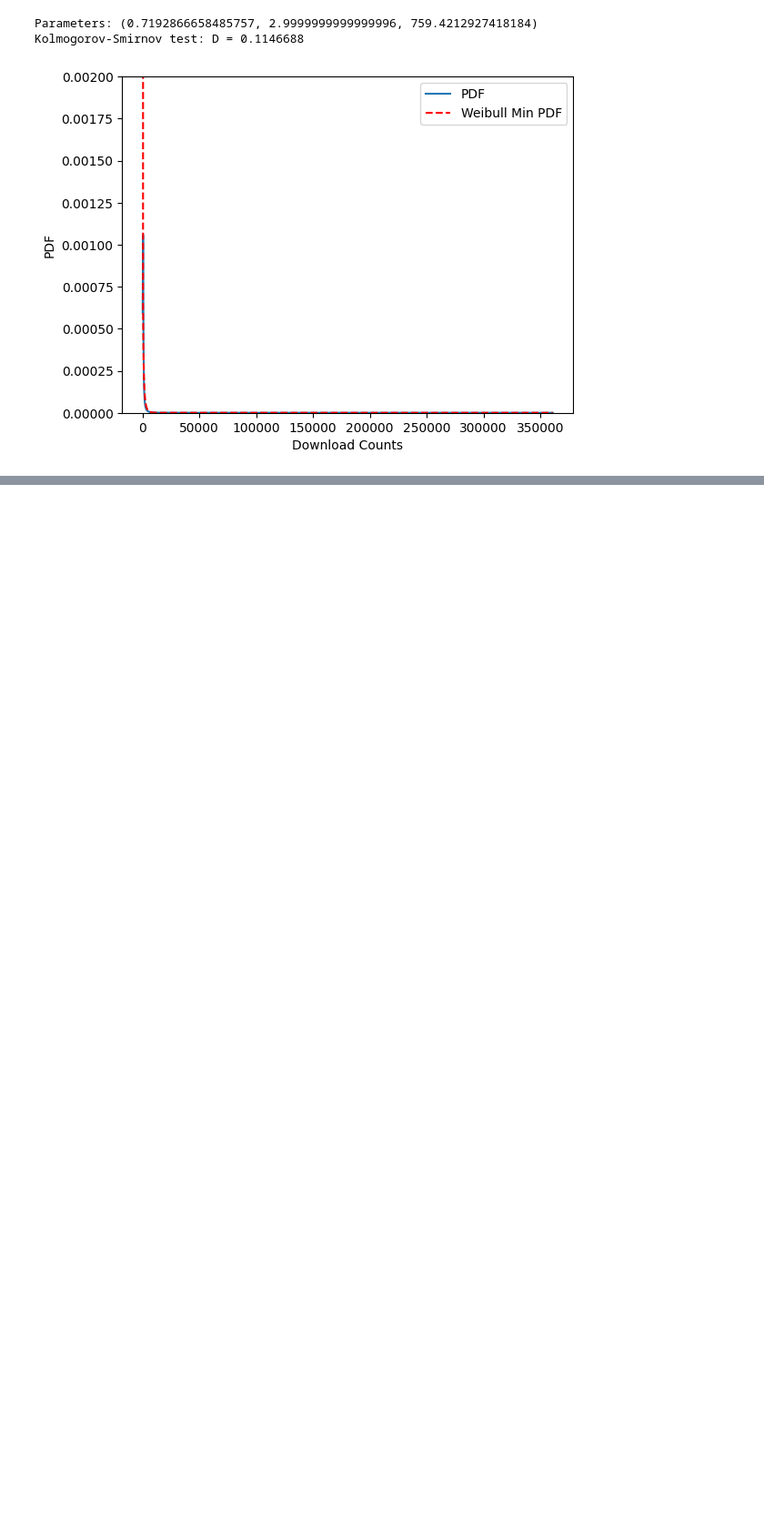
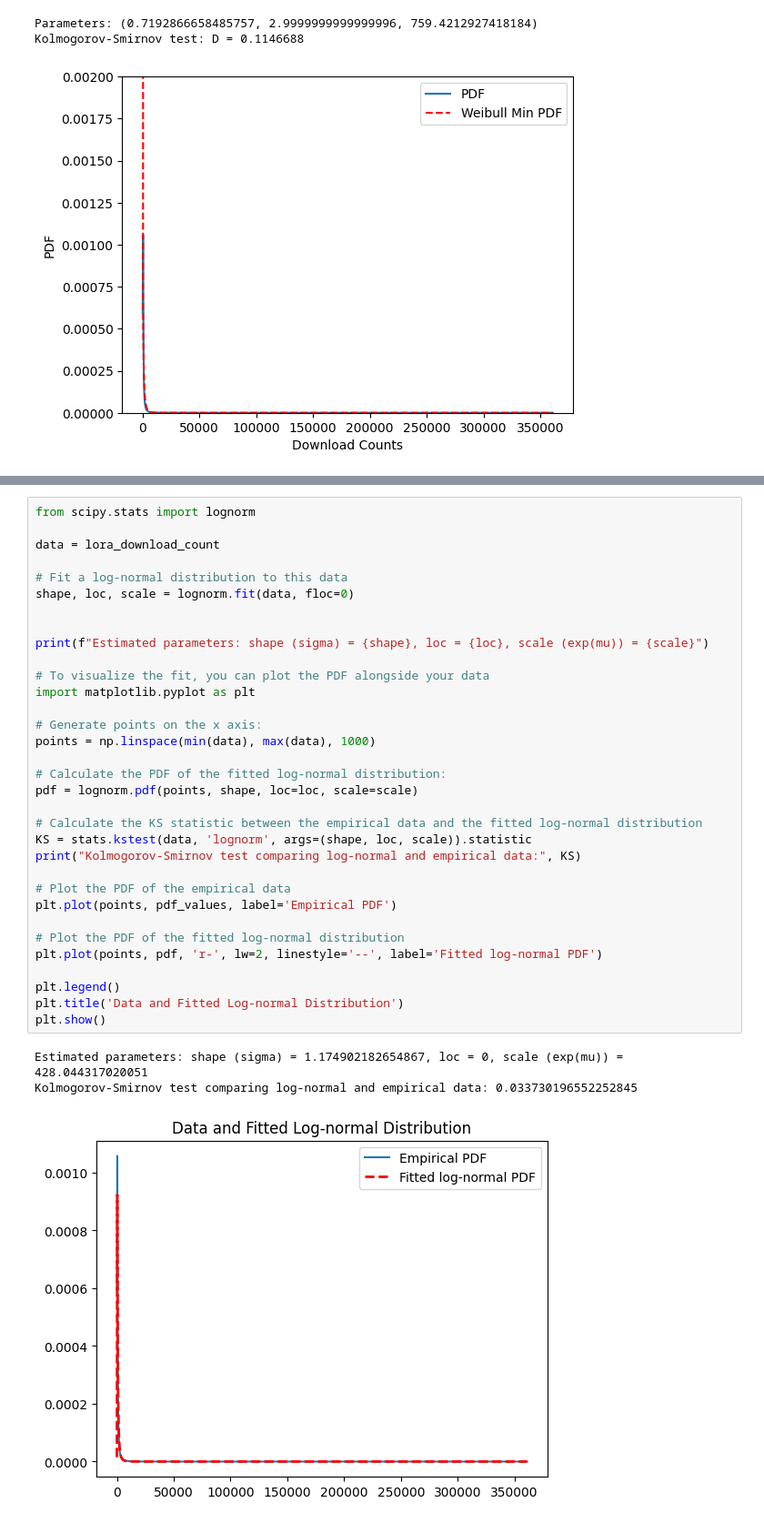
Before and after one commit to ZhengxuYan/lora-scale-simulator, a Jupyter notebook: simulator/fit_distribution.ipynb, the cells around one changed output, grey strips where cells are left out. Shown at 91% size. Saved outputs shown, nothing was run; the diff lists cells and outputs as text; blank space fills up the shorter version.

```diff
--- a/simulator/fit_distribution.ipynb
+++ b/simulator/fit_distribution.ipynb
@@ -238,3 +323,40 @@ Kolmogorov-Smirnov test: D = 0.1146688
+# %%
+from scipy.stats import lognorm
+
+data = lora_download_count
+
+# Fit a log-normal distribution to this data
+shape, loc, scale = lognorm.fit(data, floc=0)
+
+
+print(f"Estimated parameters: shape (sigma) = {shape}, loc = {loc}, scale (exp(mu)) = {scale}")
+
+# To visualize the fit, you can plot the PDF alongside your data
+import matplotlib.pyplot as plt
+
+# Generate points on the x axis:
+points = np.linspace(min(data), max(data), 1000)
+
+# Calculate the PDF of the fitted log-normal distribution:
+pdf = lognorm.pdf(points, shape, loc=loc, scale=scale)
+
+# Calculate the KS statistic between the empirical data and the fitted log-normal distribution
+KS = stats.kstest(data, 'lognorm', args=(shape, loc, scale)).statistic
+print("Kolmogorov-Smirnov test comparing log-normal and empirical data:", KS)
+
+# Plot the PDF of the empirical data
+plt.plot(points, pdf_values, label='Empirical PDF')
+
+# Plot the PDF of the fitted log-normal distribution
+plt.plot(points, pdf, 'r-', lw=2, linestyle='--', label='Fitted log-normal PDF')
+
+plt.legend()
+plt.title('Data and Fitted Log-normal Distribution')
+plt.show()
+# %% [output]
+Estimated parameters: shape (sigma) = 1.174902182654867, loc = 0, scale (exp(mu)) = 428.044317020051
+Kolmogorov-Smirnov test comparing log-normal and empirical data: 0.033730196552252845
+[figure, added]
 # %%
 # Power-law distribution
 distribution = stats.powerlaw
```
Also changed, not shown: parts of 9 cells of this notebook, 4 other files.
